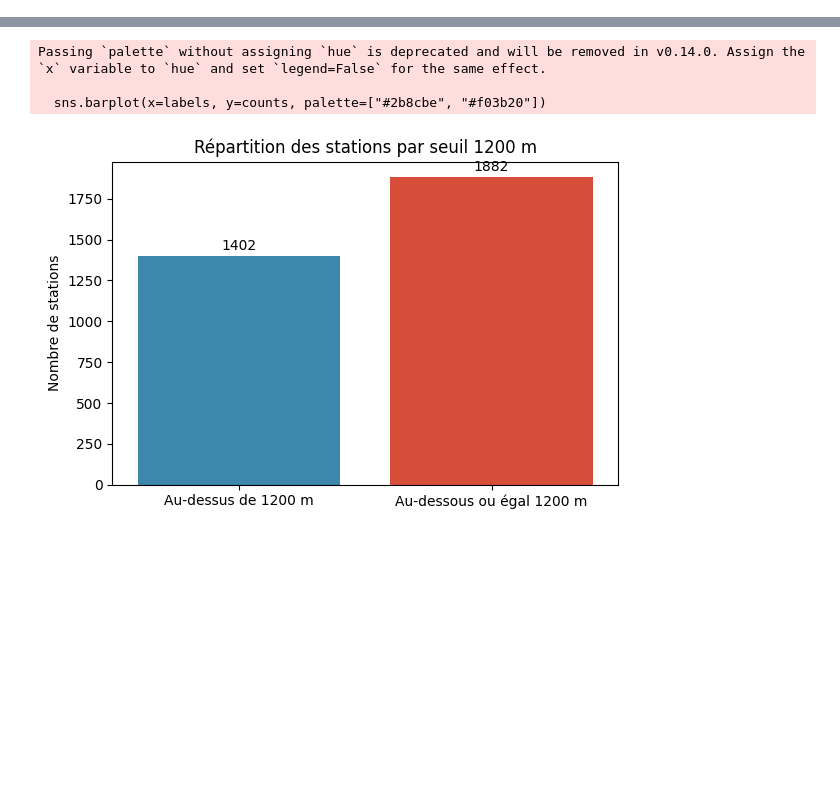
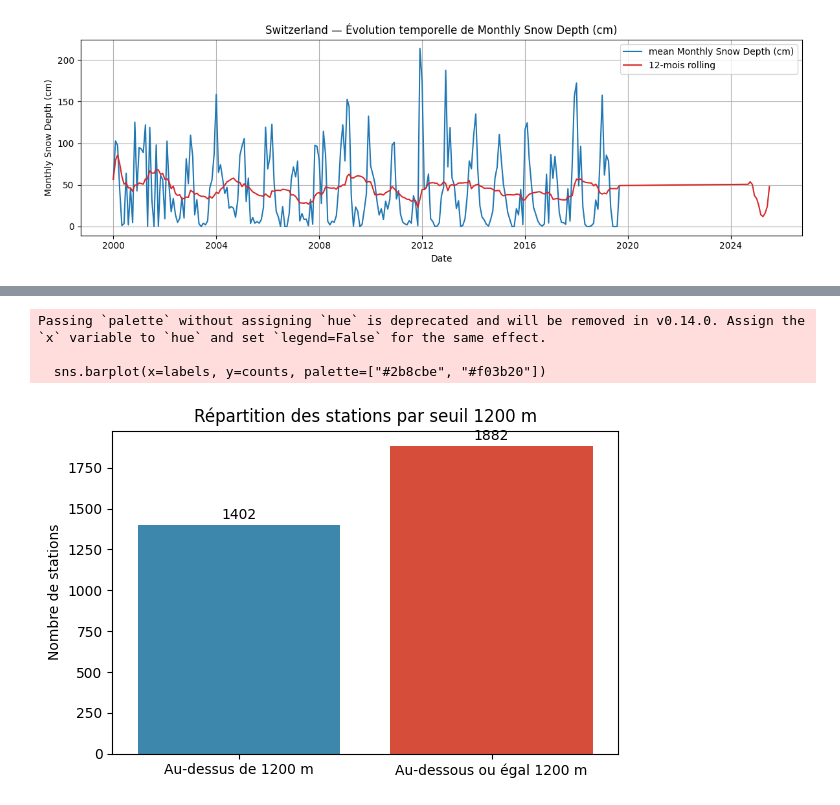
Before and after one commit to rsladky/DashBoard_DataScience, a Jupyter notebook: dashboard/notebooks/notebook.ipynb, the cells around one changed output, grey strips where cells are left out. Drawn from its saved outputs; the diff is of its cells as text; code cells hidden in the pictures; blank space fills up the shorter version.

```diff
--- a/dashboard/notebooks/notebook.ipynb
+++ b/dashboard/notebooks/notebook.ipynb
@@ -180,0 +187,4 @@ count_rows_where_column_less_than("ski-resorts.csv", "elevation_top_m", 1200, re
+# %%
+plot_country_timeseries("Switzerland")
+# %% [output]
+[figure, added]
```
Also changed, not shown: parts of 3 cells of this notebook, 5 other files.
